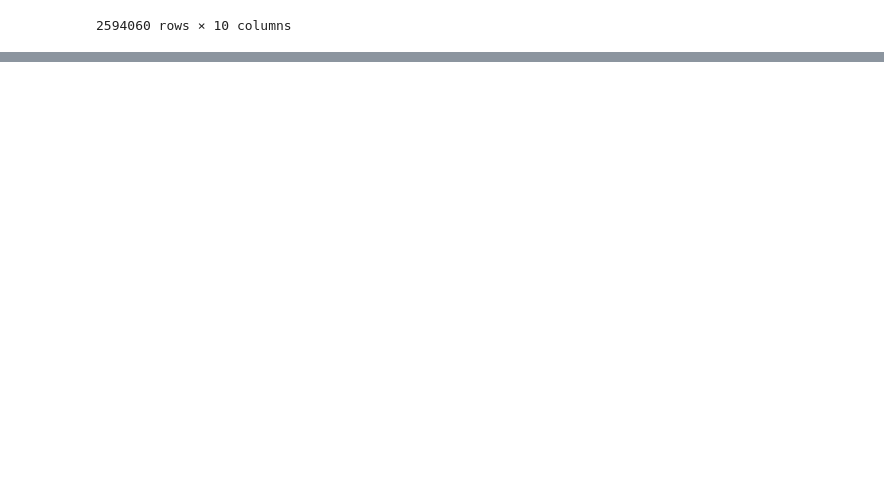
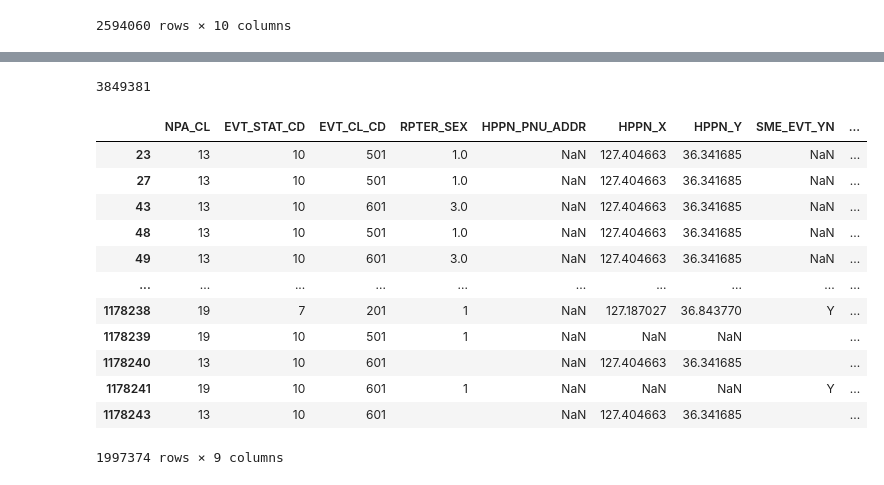
Before and after one commit to C0DE-SAGE/Data-Analysis-Competition, a Jupyter notebook: jinu.ipynb, the cells around one changed output, grey strips where cells are left out. Cells and saved outputs as stored; diff of their text form; code cells hidden in the pictures; blank space fills up the shorter version.

```diff
--- a/jinu.ipynb
+++ b/jinu.ipynb
@@ -106,0 +107,22 @@ Name: 2, dtype: object
+# %%
+concat_df = pd.concat([kp2020.iloc[:,2:],kp2021.iloc[:,2:],npa2020.iloc[:,2:]])
+# %%
+concat_df.__len__()
+# %% [output]
+3849381
+# %%
+concat_df.loc[concat_df.duplicated()]
+# %% [output]
+|  | NPA_CL | EVT_STAT_CD | EVT_CL_CD | RPTER_SEX | HPPN_PNU_ADDR | HPPN_X | HPPN_Y | SME_EVT_YN | ... |
+| 23 | 13 | 10 | 501 | 1.0 | NaN | 127.404663 | 36.341685 | NaN | ... |
+| 27 | 13 | 10 | 501 | 1.0 | NaN | 127.404663 | 36.341685 | NaN | ... |
+| 43 | 13 | 10 | 601 | 3.0 | NaN | 127.404663 | 36.341685 | NaN | ... |
+| 48 | 13 | 10 | 501 | 1.0 | NaN | 127.404663 | 36.341685 | NaN | ... |
+| 49 | 13 | 10 | 601 | 3.0 | NaN | 127.404663 | 36.341685 | NaN | ... |
+| ... | ... | ... | ... | ... | ... | ... | ... | ... | ... |
+| 1178238 | 19 | 7 | 201 | 1 | NaN | 127.187027 | 36.843770 | Y | ... |
+| 1178239 | 19 | 10 | 501 | 1 | NaN | NaN | NaN |  | ... |
+| 1178240 | 13 | 10 | 601 |  | NaN | 127.404663 | 36.341685 |  | ... |
+| 1178241 | 19 | 10 | 601 | 1 | NaN | NaN | NaN | Y | ... |
+| 1178243 | 13 | 10 | 601 |  | NaN | 127.404663 | 36.341685 |  | ... |
+1997374 rows × 9 columns
```
Also changed, not shown: parts of 11 cells of this notebook, 5 other files.
